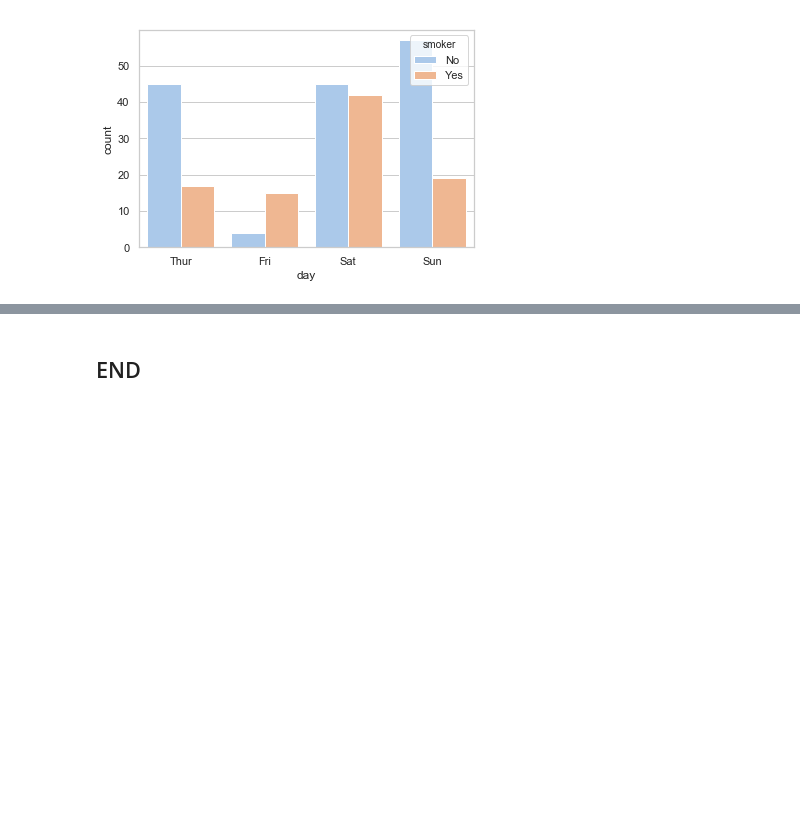
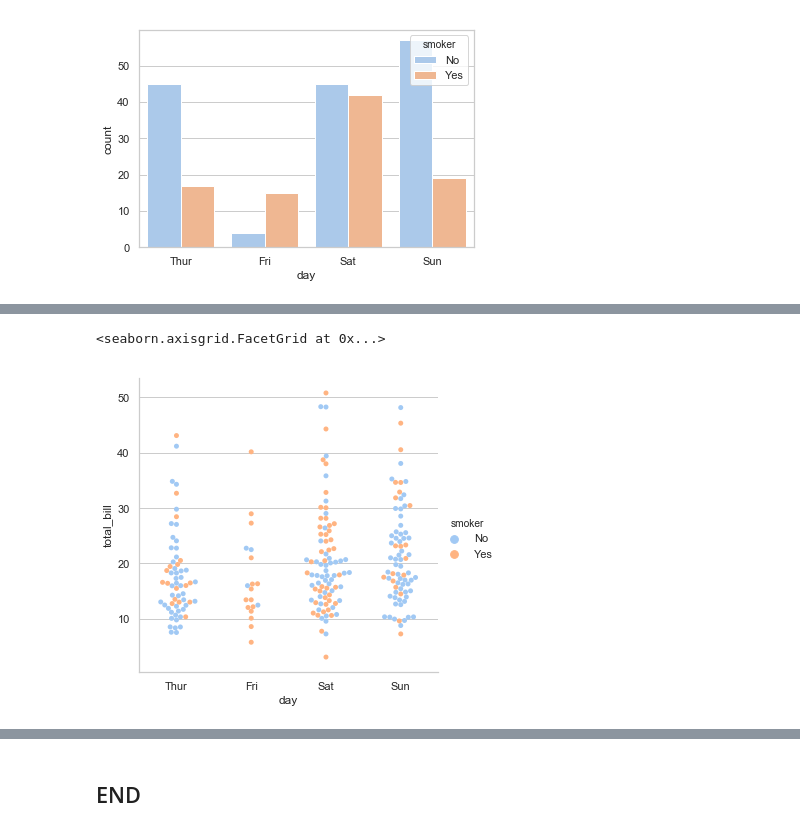
Before and after one commit to martinaobrien/FUNDAMENTALS-OF-DATA-ANALYSIS-Project-2019, a Jupyter notebook: Tips Dataset Assignment .ipynb, the cells around one changed output, grey strips where cells are left out. Saved outputs shown, nothing was run; the diff lists cells and outputs as text; code cells hidden in the pictures; blank space fills up the shorter version.

```diff
--- a/Tips Dataset Assignment .ipynb
+++ b/Tips Dataset Assignment .ipynb
@@ -327,0 +378,6 @@ sns.barplot(x = "smoker", y = "total_bill", data =df)
+# %%
+sns.catplot(x="day", y="total_bill", hue="smoker", kind="swarm", data=df)
+#calling catplot to display the swarm function in a facetgrid
+# %% [output]
+<seaborn.axisgrid.FacetGrid at 0x...>
+[figure, added]
```
Also changed, not shown: parts of 33 cells of this notebook, 1 other file.
